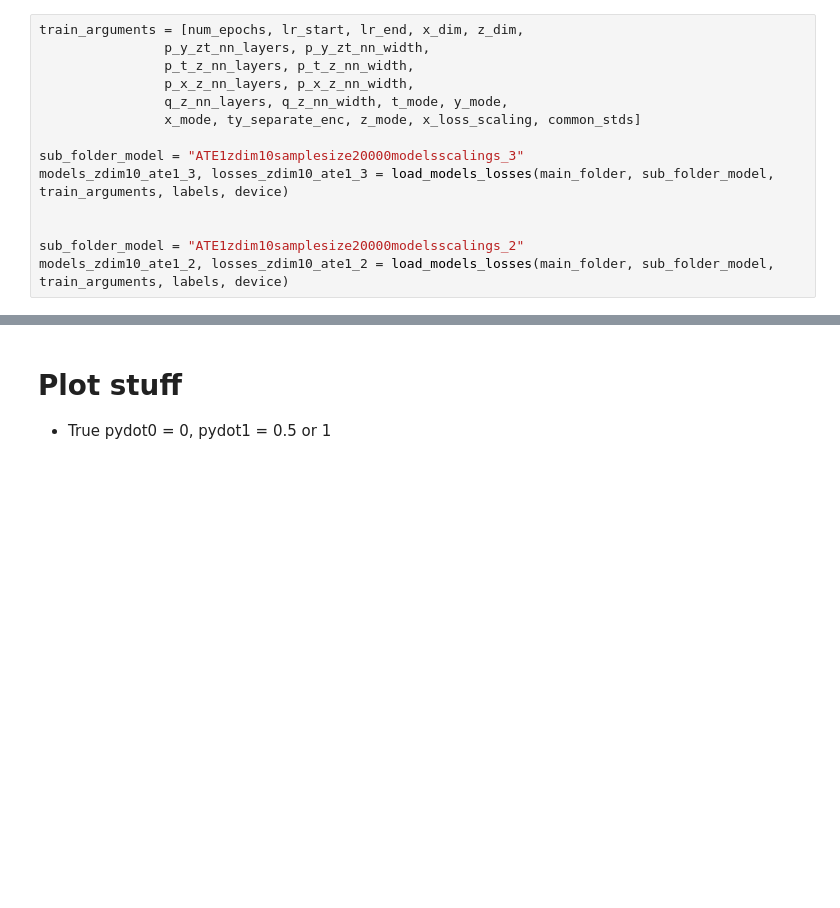
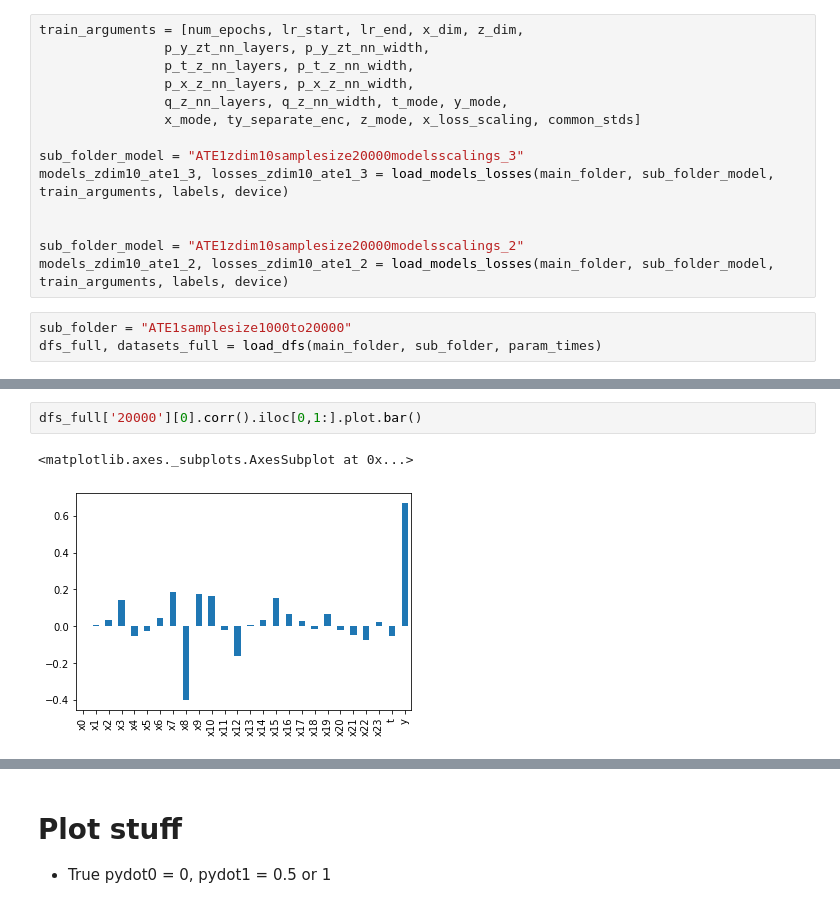
Before and after one commit to skwfz/cevae, a Jupyter notebook: PlottingRealData.ipynb, the cells around one changed output, grey strips where cells are left out. Drawn from its saved outputs; the diff is of its cells as text; blank space fills up the shorter version.

```diff
--- a/PlottingRealData.ipynb
+++ b/PlottingRealData.ipynb
@@ -109,3 +109,6 @@ models_zdim10_ate1_3, losses_zdim10_ate1_3 = load_models_losses(main_folder, sub
 
 sub_folder_model = "ATE1zdim10samplesize20000modelsscalings_2"
 models_zdim10_ate1_2, losses_zdim10_ate1_2 = load_models_losses(main_folder, sub_folder_model, train_arguments, labels, device)
+# %%
+sub_folder = "ATE1samplesize1000to20000"
+dfs_full, datasets_full = load_dfs(main_folder, sub_folder, param_times)
@@ -111,0 +123,5 @@ models_zdim10_ate1_2, losses_zdim10_ate1_2 = load_models_losses(main_folder, sub
+# %%
+dfs_full['20000'][0].corr().iloc[0,1:].plot.bar()
+# %% [output]
+<matplotlib.axes._subplots.AxesSubplot at 0x...>
+[figure, added]
```
Also changed, not shown: parts of 19 cells of this notebook, 2 other files.
